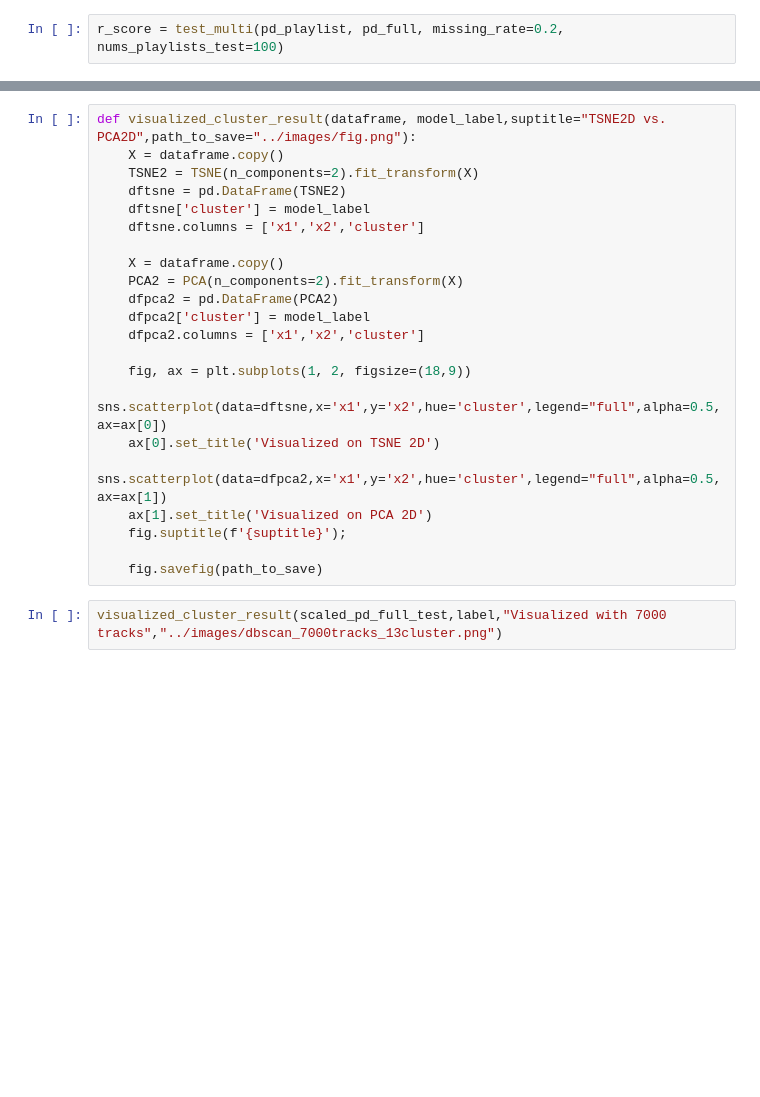
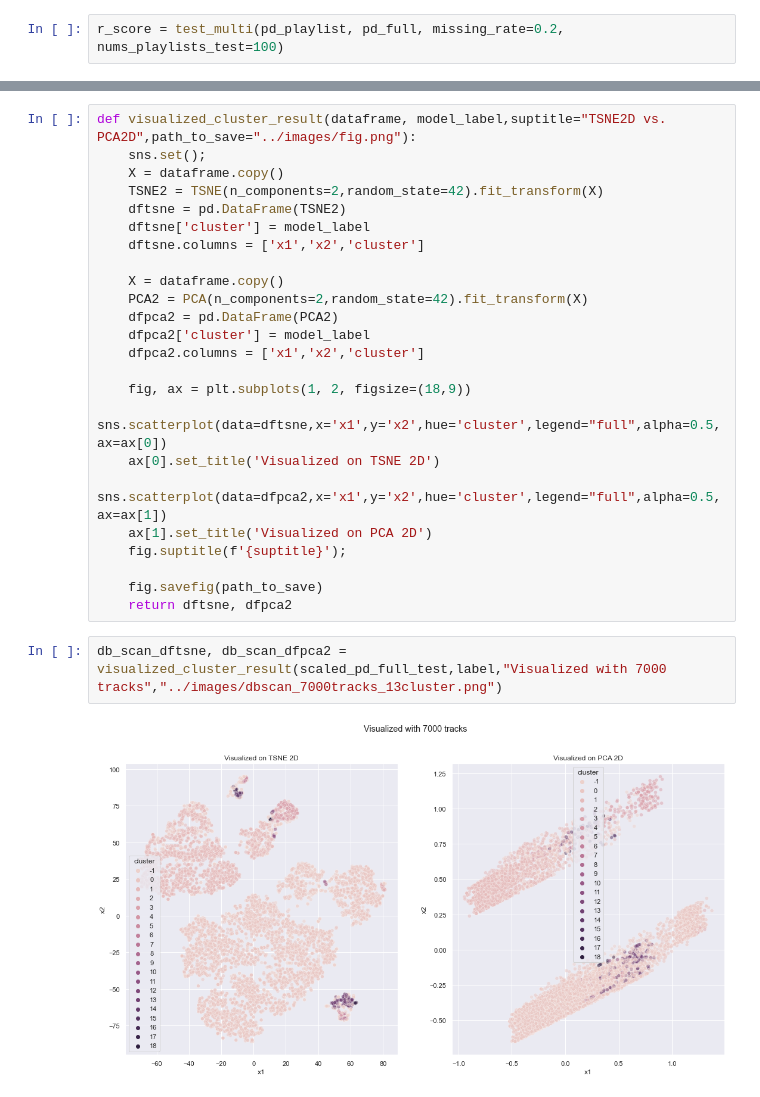
Before and after one commit to t3bol90/Automatic-Music-Playlist-Continuation, a Jupyter notebook: source/model/dbscan.ipynb, the cells around one changed output, grey strips where cells are left out. Drawn from its saved outputs; the diff is of its cells as text; blank space fills up the shorter version.

```diff
--- a/source/model/dbscan.ipynb
+++ b/source/model/dbscan.ipynb
@@ -615,14 +615,15 @@ Max R-Precision 0.35
 **************************************************
 # %%
 def visualized_cluster_result(dataframe, model_label,suptitle="TSNE2D vs. PCA2D",path_to_save="../images/fig.png"):
+    sns.set();
     X = dataframe.copy()
-    TSNE2 = TSNE(n_components=2).fit_transform(X)
+    TSNE2 = TSNE(n_components=2,random_state=42).fit_transform(X)
     dftsne = pd.DataFrame(TSNE2)
     dftsne['cluster'] = model_label
     dftsne.columns = ['x1','x2','cluster']
 
     X = dataframe.copy()
-    PCA2 = PCA(n_components=2).fit_transform(X)
+    PCA2 = PCA(n_components=2,random_state=42).fit_transform(X)
     dfpca2 = pd.DataFrame(PCA2)
     dfpca2['cluster'] = model_label
     dfpca2.columns = ['x1','x2','cluster']
@@ -635,5 +636,8 @@ def visualized_cluster_result(dataframe, model_label,suptitle="TSNE2D vs. PCA2D"
     fig.suptitle(f'{suptitle}');
 
     fig.savefig(path_to_save)
+    return dftsne, dfpca2
 # %%
-visualized_cluster_result(scaled_pd_full_test,label,"Visualized with 7000 tracks","../images/dbscan_7000tracks_13cluster.png")
+db_scan_dftsne, db_scan_dfpca2 = visualized_cluster_result(scaled_pd_full_test,label,"Visualized with 7000 tracks","../images/dbscan_7000tracks_13cluster.png")
+# %% [output]
+[figure, added]
```
Also changed, not shown: parts of 5 cells of this notebook, 8 other files.
